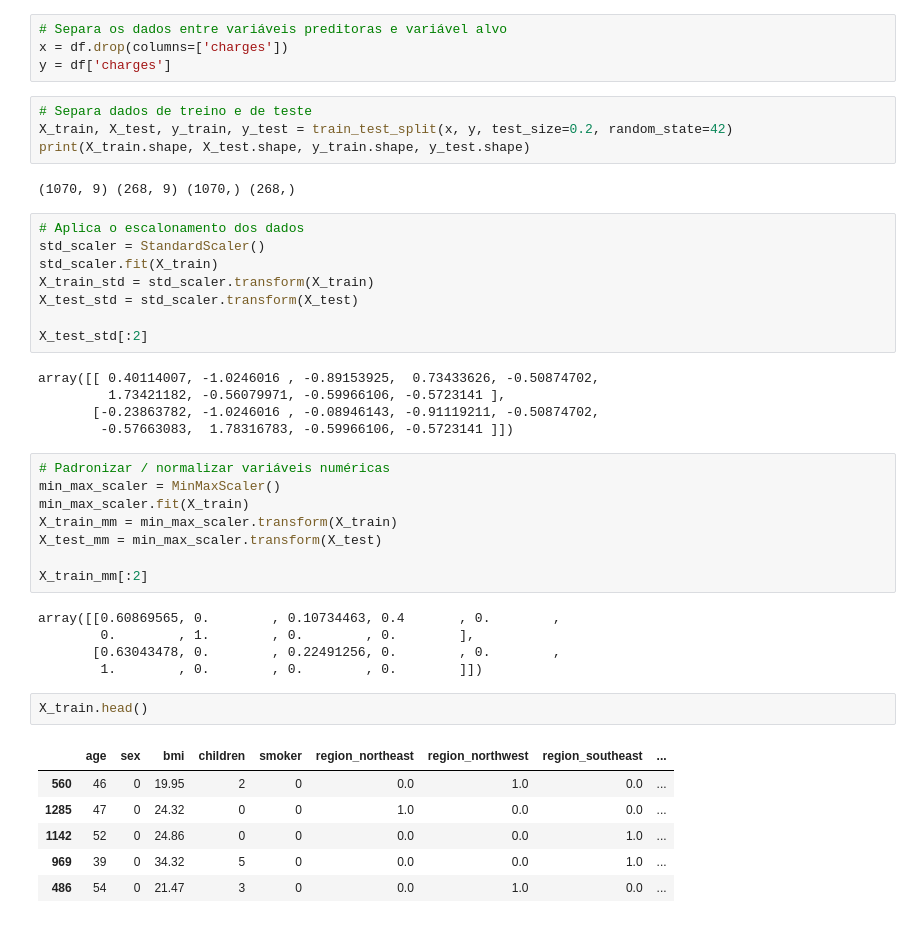
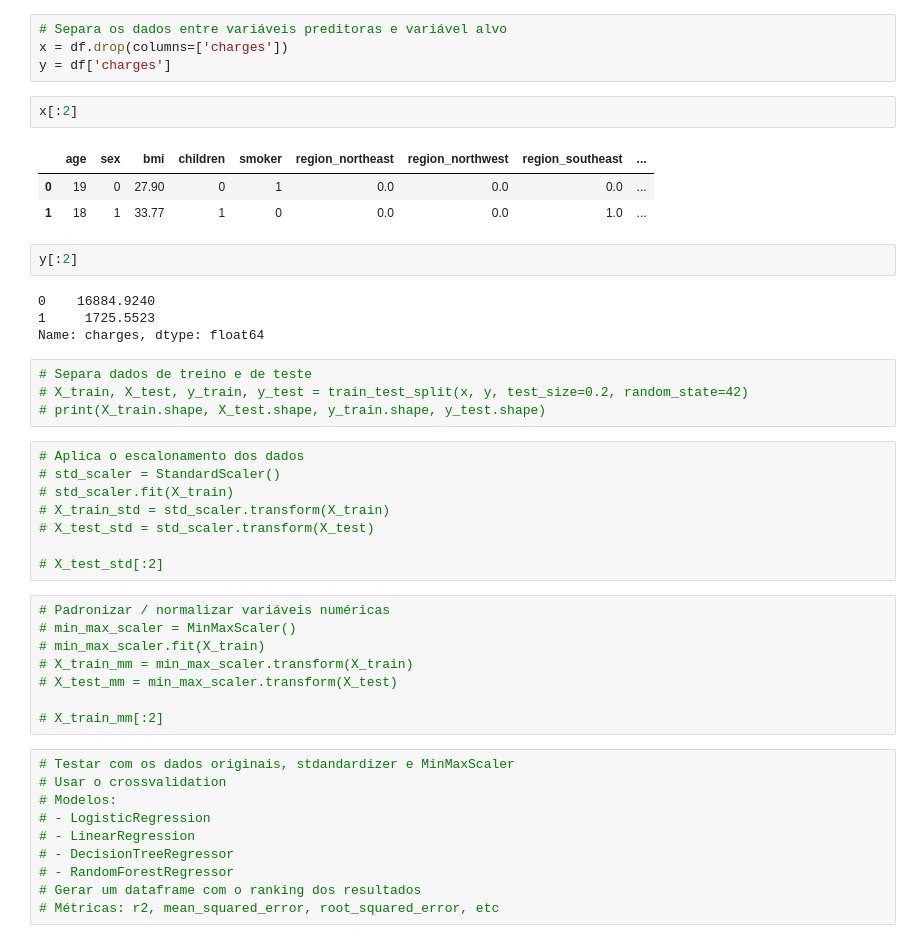
Before and after one commit to willsilvano/tech-challenges-post-tech-fiap, a Jupyter notebook: fase-01/tech-challenge-01.ipynb, the cells around one changed output. Drawn from its saved outputs; the diff is of its cells as text.

```diff
--- a/fase-01/tech-challenge-01.ipynb
+++ b/fase-01/tech-challenge-01.ipynb
@@ -266,44 +274,45 @@ plt.show()
 # Separa os dados entre variáveis preditoras e variável alvo
 x = df.drop(columns=['charges'])
 y = df['charges']
+# %%
+x[:2]
+# %% [output]
+|  | age | sex | bmi | children | smoker | region_northeast | region_northwest | region_southeast | ... |
+| 0 | 19 | 0 | 27.90 | 0 | 1 | 0.0 | 0.0 | 0.0 | ... |
+| 1 | 18 | 1 | 33.77 | 1 | 0 | 0.0 | 0.0 | 1.0 | ... |
+# %%
+y[:2]
+# %% [output]
+0    16884.9240
+1     1725.5523
+Name: charges, dtype: float64
 # %%
 # Separa dados de treino e de teste
-X_train, X_test, y_train, y_test = train_test_split(x, y, test_size=0.2, random_state=42)
-print(X_train.shape, X_test.shape, y_train.shape, y_test.shape)
+# X_train, X_test, y_train, y_test = train_test_split(x, y, test_size=0.2, random_state=42)
+# print(X_train.shape, X_test.shape, y_train.shape, y_test.shape)
-# %% [output]
-(1070, 9) (268, 9) (1070,) (268,)
 # %%
 # Aplica o escalonamento dos dados
-std_scaler = StandardScaler()
-std_scaler.fit(X_train)
-X_train_std = std_scaler.transform(X_train)
-X_test_std = std_scaler.transform(X_test)
+# std_scaler = StandardScaler()
+# std_scaler.fit(X_train)
+# X_train_std = std_scaler.transform(X_train)
+# X_test_std = std_scaler.transform(X_test)
 
-X_test_std[:2]
+# X_test_std[:2]
-# %% [output]
-array([[ 0.40114007, -1.0246016 , -0.89153925,  0.73433626, -0.50874702,
-         1.73421182, -0.56079971, -0.59966106, -0.5723141 ],
-       [-0.23863782, -1.0246016 , -0.08946143, -0.91119211, -0.50874702,
-        -0.57663083,  1.78316783, -0.59966106, -0.5723141 ]])
 # %%
 # Padronizar / normalizar variáveis numéricas
-min_max_scaler = MinMaxScaler()
-min_max_scaler.fit(X_train)
-X_train_mm = min_max_scaler.transform(X_train)
-X_test_mm = min_max_scaler.transform(X_test)
+# min_max_scaler = MinMaxScaler()
+# min_max_scaler.fit(X_train)
+# X_train_mm = min_max_scaler.transform(X_train)
+# X_test_mm = min_max_scaler.transform(X_test)
 
-X_train_mm[:2]
+# X_train_mm[:2]
-# %% [output]
-array([[0.60869565, 0.        , 0.10734463, 0.4       , 0.        ,
-        0.        , 1.        , 0.        , 0.        ],
-       [0.63043478, 0.        , 0.22491256, 0.        , 0.        ,
-        1.        , 0.        , 0.        , 0.        ]])
-# %%
-X_train.head()
-# %% [output]
-|  | age | sex | bmi | children | smoker | region_northeast | region_northwest | region_southeast | ... |
-| 560 | 46 | 0 | 19.95 | 2 | 0 | 0.0 | 1.0 | 0.0 | ... |
-| 1285 | 47 | 0 | 24.32 | 0 | 0 | 1.0 | 0.0 | 0.0 | ... |
-| 1142 | 52 | 0 | 24.86 | 0 | 0 | 0.0 | 0.0 | 1.0 | ... |
-| 969 | 39 | 0 | 34.32 | 5 | 0 | 0.0 | 0.0 | 1.0 | ... |
-| 486 | 54 | 0 | 21.47 | 3 | 0 | 0.0 | 1.0 | 0.0 | ... |
+# %%
+# Testar com os dados originais, stdandardizer e MinMaxScaler
+# Usar o crossvalidation
+# Modelos:
+# - LogisticRegression
+# - LinearRegression
+# - DecisionTreeRegressor
+# - RandomForestRegressor
+# Gerar um dataframe com o ranking dos resultados
+# Métricas: r2, mean_squared_error, root_squared_error, etc
```
Also changed, not shown: parts of 11 cells of this notebook.
